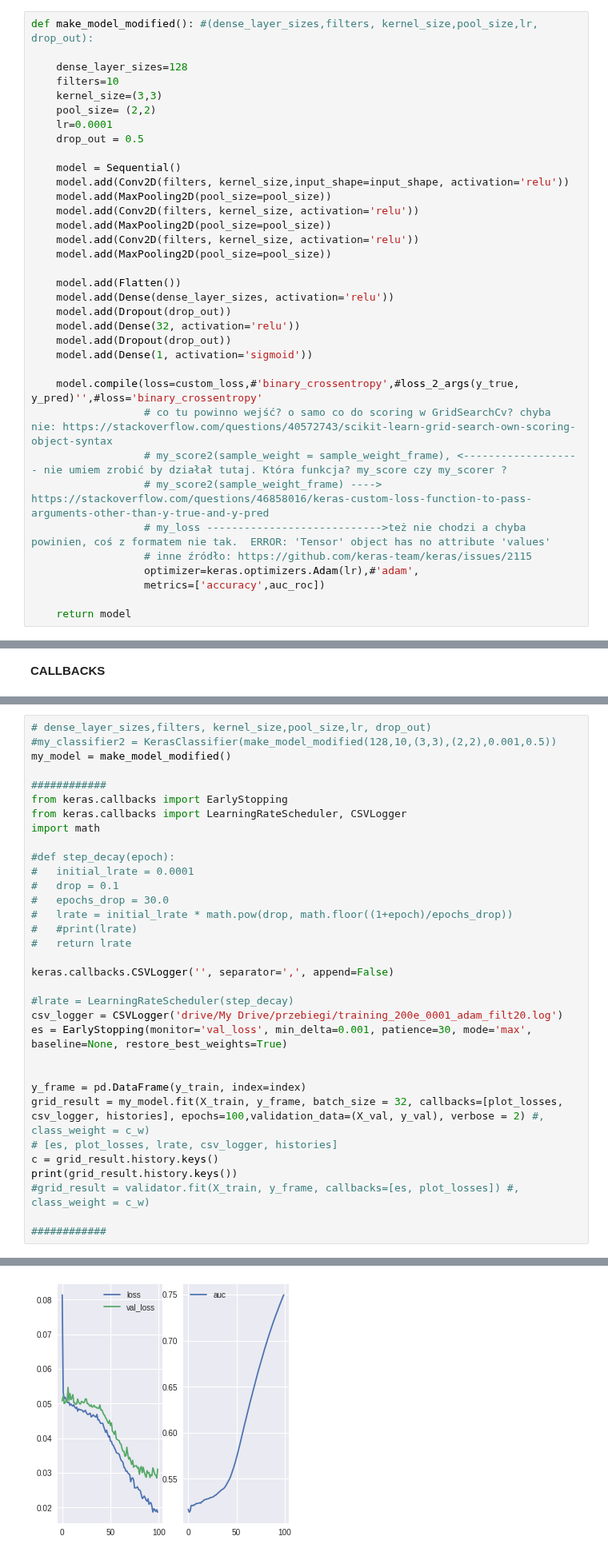
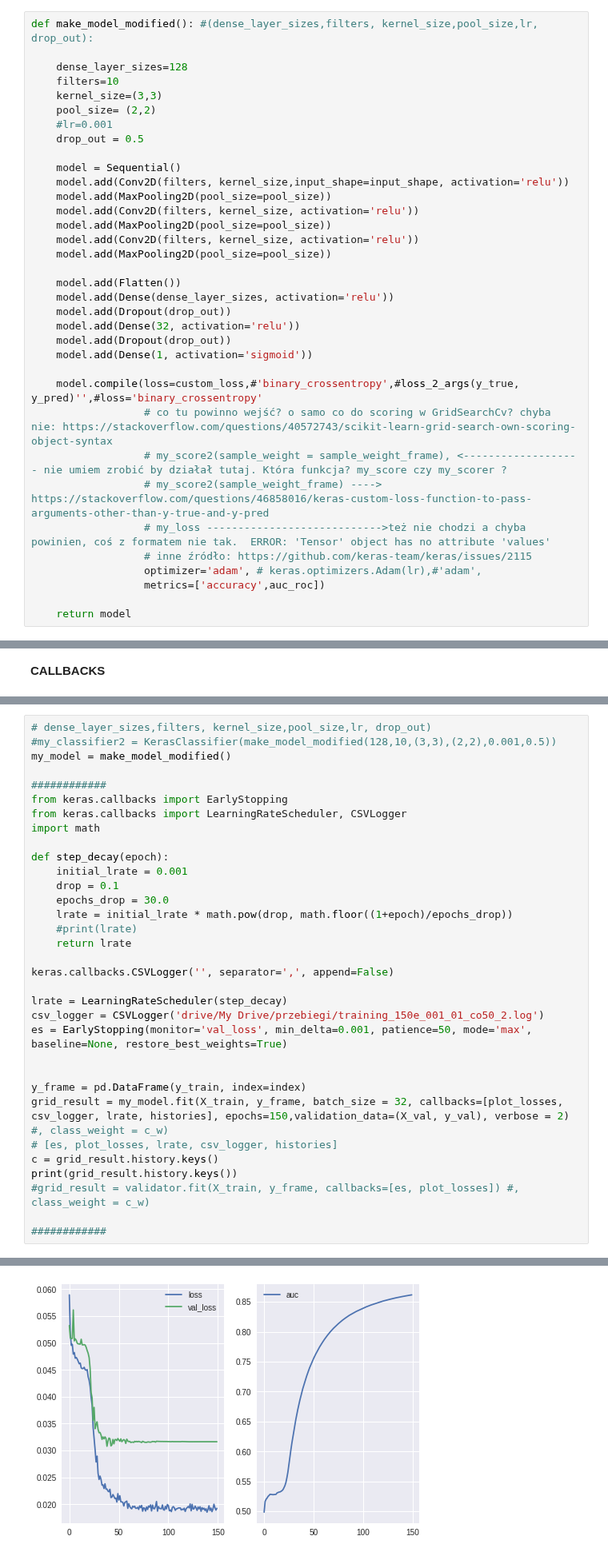
Before and after one commit to hannape/CNN-pierwsze-podejscie, a Jupyter notebook: cnn_ES_val.ipynb, the cells around one changed output, grey strips where cells are left out. Shown at 80% size. Drawn from its saved outputs; the diff is of its cells as text.

Commit message:
training_150e_001_01_co50_2.log AUC = 81.3% lr not saving?

```diff
--- a/cnn_ES_val.ipynb
+++ b/cnn_ES_val.ipynb
@@ -129,7 +134,7 @@ def make_model_modified(): #(dense_layer_sizes,filters, kernel_size,pool_size,lr
     filters=10
     kernel_size=(3,3)
     pool_size= (2,2)
-    lr=0.0001
+    #lr=0.001
     drop_out = 0.5
 
     model = Sequential()
@@ -153,7 +158,7 @@ def make_model_modified(): #(dense_layer_sizes,filters, kernel_size,pool_size,lr
                   # my_score2(sample_weight_frame) ---->  https://stackoverflow.com/questions/46858016/keras-custom-loss-function-to-pass-arguments-other-than-y-true-and-y-pred
                   # my_loss ---------------------------->też nie chodzi a chyba powinien, coś z formatem nie tak.  ERROR: 'Tensor' object has no attribute 'values'
                   # inne źródło: https://github.com/keras-team/keras/issues/2115
-                  optimizer=keras.optimizers.Adam(lr),#'adam',
+                  optimizer='adam', # keras.optimizers.Adam(lr),#'adam',
                   metrics=['accuracy',auc_roc])
 
     return model
@@ -263,23 +268,23 @@ from keras.callbacks import EarlyStopping
 from keras.callbacks import LearningRateScheduler, CSVLogger
 import math
 
-#def step_decay(epoch):
-#	initial_lrate = 0.0001
-#	drop = 0.1
-#	epochs_drop = 30.0
-#	lrate = initial_lrate * math.pow(drop, math.floor((1+epoch)/epochs_drop))
-#	#print(lrate)
-#	return lrate
+def step_decay(epoch):
+	initial_lrate = 0.001
+	drop = 0.1
+	epochs_drop = 30.0
+	lrate = initial_lrate * math.pow(drop, math.floor((1+epoch)/epochs_drop))
+	#print(lrate)
+	return lrate
 
 keras.callbacks.CSVLogger('', separator=',', append=False)
 
-#lrate = LearningRateScheduler(step_decay)
-csv_logger = CSVLogger('drive/My Drive/przebiegi/training_200e_0001_adam_filt20.log')
-es = EarlyStopping(monitor='val_loss', min_delta=0.001, patience=30, mode='max', baseline=None, restore_best_weights=True)
+lrate = LearningRateScheduler(step_decay)
+csv_logger = CSVLogger('drive/My Drive/przebiegi/training_150e_001_01_co50_2.log')
+es = EarlyStopping(monitor='val_loss', min_delta=0.001, patience=50, mode='max', baseline=None, restore_best_weights=True)
 
 
 y_frame = pd.DataFrame(y_train, index=index)
-grid_result = my_model.fit(X_train, y_frame, batch_size = 32, callbacks=[plot_losses, csv_logger, histories], epochs=100,validation_data=(X_val, y_val), verbose = 2) #, class_weight = c_w)
+grid_result = my_model.fit(X_train, y_frame, batch_size = 32, callbacks=[plot_losses, csv_logger, lrate, histories], epochs=150,validation_data=(X_val, y_val), verbose = 2) #, class_weight = c_w)
 # [es, plot_losses, lrate, csv_logger, histories]
 c = grid_result.history.keys()
 print(grid_result.history.keys())
@@ -291 +296 @@ print(grid_result.history.keys())
-[figure, old version]
+[figure, new version]
```
Also changed, not shown: parts of 4 cells of this notebook.
